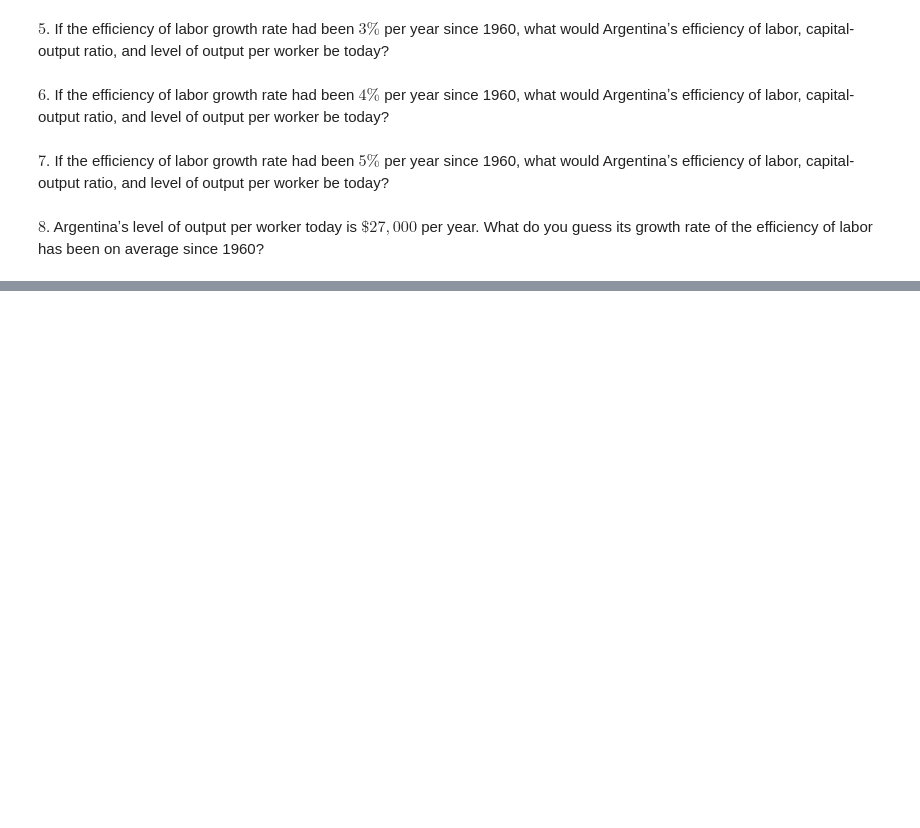
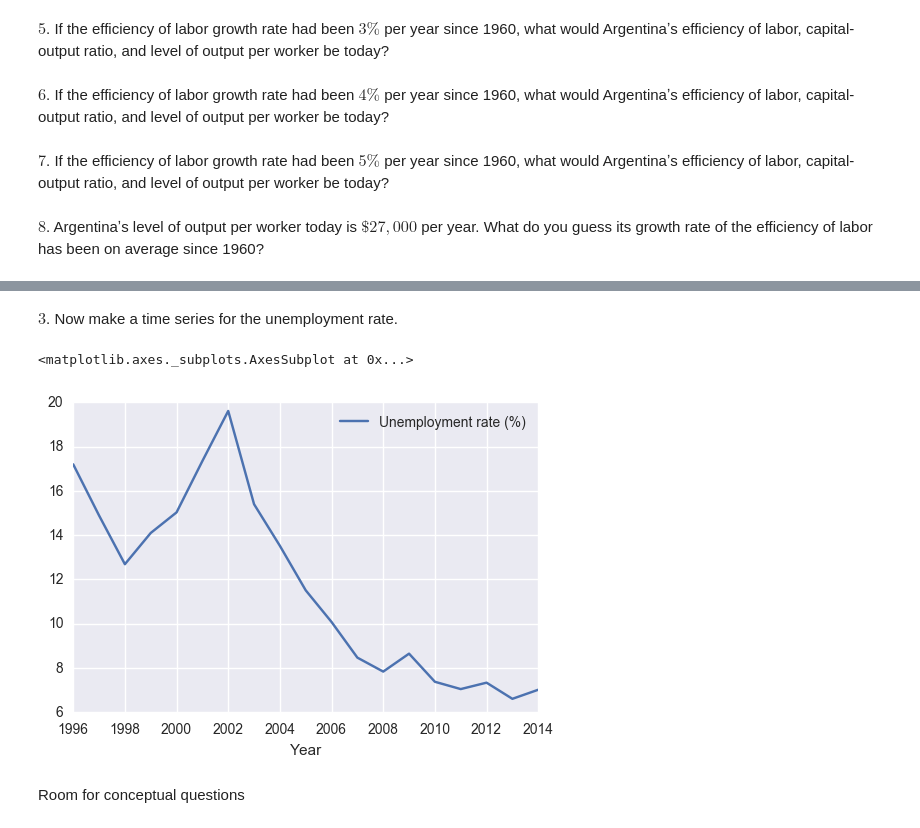
Before and after one commit to ds-modules/ECON-101B, a Jupyter notebook: Problem Set 2/Problem Set 2.ipynb, the cells around one changed output, grey strips where cells are left out. Cells and saved outputs as stored; diff of their text form; code cells hidden in the pictures; blank space fills up the shorter version.

```diff
--- a/Problem Set 2/Problem Set 2.ipynb
+++ b/Problem Set 2/Problem Set 2.ipynb
@@ -89,0 +215,9 @@ arg_employment
+# %% [markdown]
+$3$. Now make a time series for the unemployment rate.
+# %%
+arg_employment.plot(x = 'Year', y = 'Unemployment rate (%)')
+# %% [output]
+<matplotlib.axes._subplots.AxesSubplot at 0x...>
+[figure, added]
+# %% [markdown]
+Room for conceptual questions
```
Also changed, not shown: parts of 33 cells of this notebook, 1 other file.
